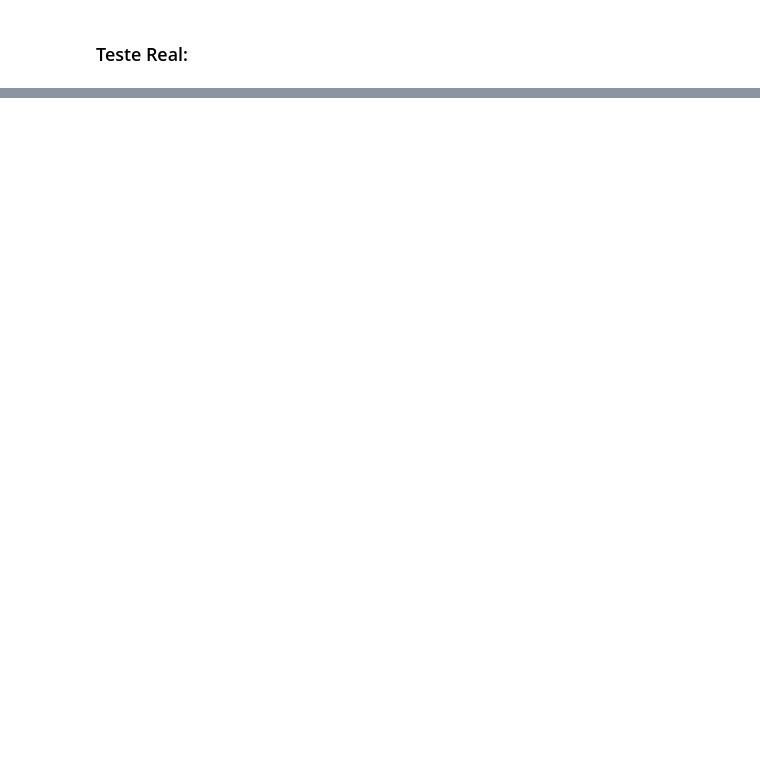
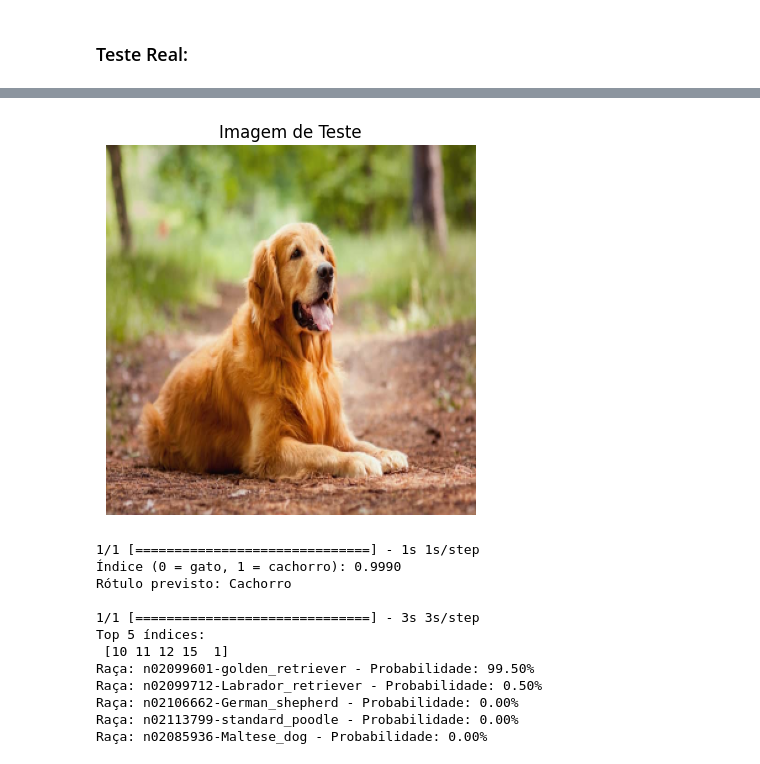
Before and after one commit to noirelab/dog-v-cat, a Jupyter notebook: main.ipynb, the cells around one changed output, grey strips where cells are left out. Saved outputs shown, nothing was run; the diff lists cells and outputs as text; code cells hidden in the pictures; blank space fills up the shorter version.

```diff
--- a/main.ipynb
+++ b/main.ipynb
@@ -477,0 +306,16 @@ Raça: n02086910-papillon - Probabilidade: 4.21%
+# %%
+mu.dog_cat_breed_classifier('teste3.jpg')
+# %% [output]
+[figure, added]
+1/1 [==============================] - 1s 1s/step
+Índice (0 = gato, 1 = cachorro): 0.9990
+Rótulo previsto: Cachorro
+
+1/1 [==============================] - 3s 3s/step
+Top 5 índices:
+ [10 11 12 15  1]
+Raça: n02099601-golden_retriever - Probabilidade: 99.50%
+Raça: n02099712-Labrador_retriever - Probabilidade: 0.50%
+Raça: n02106662-German_shepherd - Probabilidade: 0.00%
+Raça: n02113799-standard_poodle - Probabilidade: 0.00%
+Raça: n02085936-Maltese_dog - Probabilidade: 0.00%
```
Also changed, not shown: parts of 9 cells of this notebook, 22 other files.
